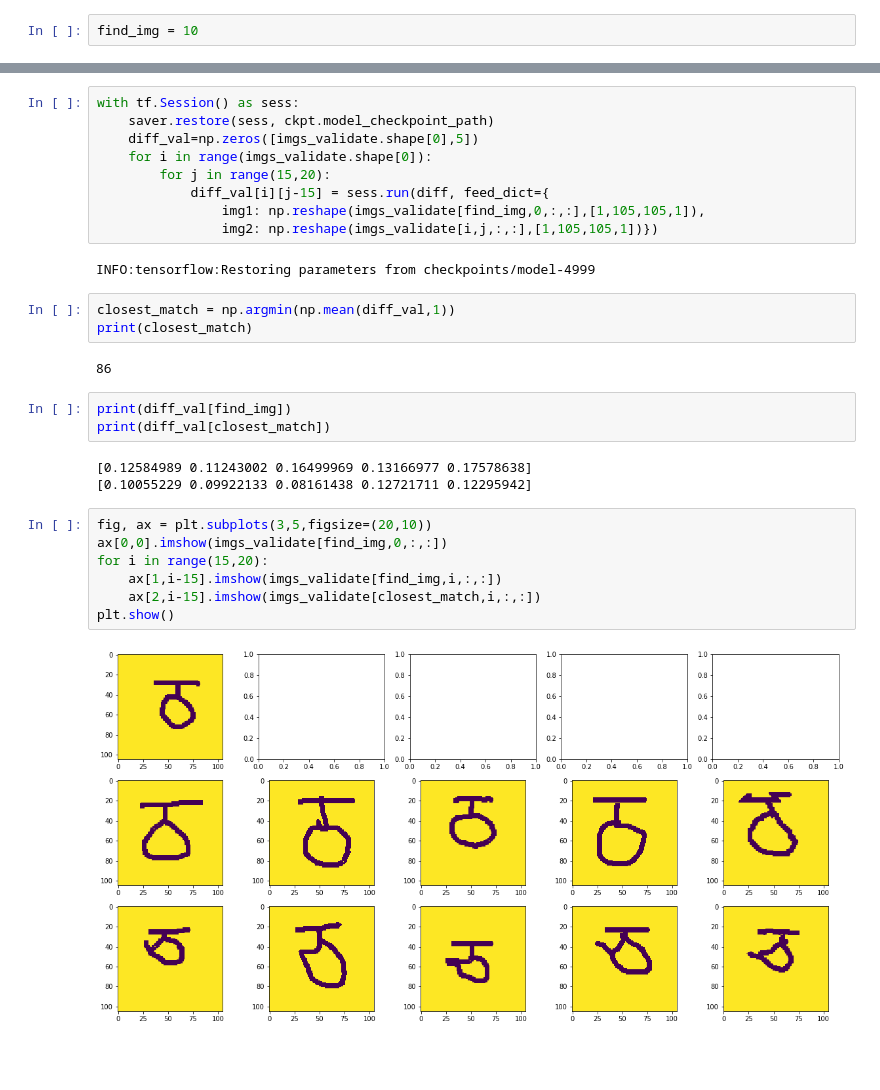
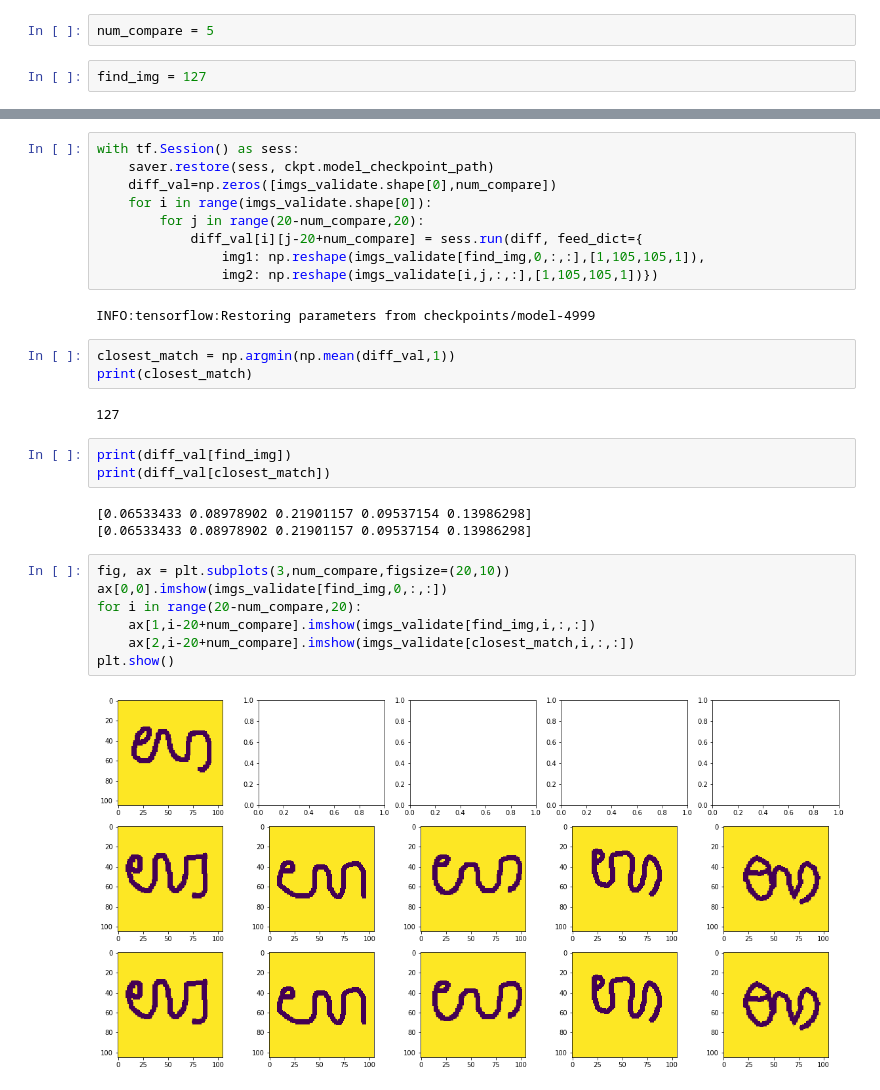
Before and after one commit to danjust/siamese-net, a Jupyter notebook: buildmodel.ipynb, the cells around one changed output, grey strips where cells are left out. Cells and saved outputs as stored; diff of their text form; blank space fills up the shorter version.

```diff
--- a/buildmodel.ipynb
+++ b/buildmodel.ipynb
@@ -162,7 +162,9 @@ plt.plot(l)
 ckpt = tf.train.get_checkpoint_state(os.path.dirname('checkpoints/model'))
 # %% [markdown]
 ## compare image 0 to images 15-19 and find closest match
+# %%
+num_compare = 5
 # %%
-find_img = 10
+find_img = 127
 # %%
 plt.imshow(imgs_validate[find_img,0,:,:])
@@ -172,10 +174,10 @@ plt.imshow(imgs_validate[find_img,0,:,:])
 # %%
 with tf.Session() as sess:
     saver.restore(sess, ckpt.model_checkpoint_path)
-    diff_val=np.zeros([imgs_validate.shape[0],5])
+    diff_val=np.zeros([imgs_validate.shape[0],num_compare])
     for i in range(imgs_validate.shape[0]):
-        for j in range(15,20):
-            diff_val[i][j-15] = sess.run(diff, feed_dict={
+        for j in range(20-num_compare,20):
+            diff_val[i][j-20+num_compare] = sess.run(diff, feed_dict={
                 img1: np.reshape(imgs_validate[find_img,0,:,:],[1,105,105,1]),
                 img2: np.reshape(imgs_validate[i,j,:,:],[1,105,105,1])})
 # %% [output]
@@ -184,19 +186,19 @@ INFO:tensorflow:Restoring parameters from checkpoints/model-4999
 closest_match = np.argmin(np.mean(diff_val,1))
 print(closest_match)
 # %% [output]
-86
+127
 # %%
 print(diff_val[find_img])
 print(diff_val[closest_match])
 # %% [output]
-[0.12584989 0.11243002 0.16499969 0.13166977 0.17578638]
-[0.10055229 0.09922133 0.08161438 0.12721711 0.12295942]
+[0.06533433 0.08978902 0.21901157 0.09537154 0.13986298]
+[0.06533433 0.08978902 0.21901157 0.09537154 0.13986298]
 # %%
-fig, ax = plt.subplots(3,5,figsize=(20,10))
+fig, ax = plt.subplots(3,num_compare,figsize=(20,10))
 ax[0,0].imshow(imgs_validate[find_img,0,:,:])
-for i in range(15,20):
-    ax[1,i-15].imshow(imgs_validate[find_img,i,:,:])
-    ax[2,i-15].imshow(imgs_validate[closest_match,i,:,:])
+for i in range(20-num_compare,20):
+    ax[1,i-20+num_compare].imshow(imgs_validate[find_img,i,:,:])
+    ax[2,i-20+num_compare].imshow(imgs_validate[closest_match,i,:,:])
 plt.show()
 # %% [output]
-[figure, old version]
+[figure, new version]
```
Also changed, not shown: parts of 1 cell of this notebook.
